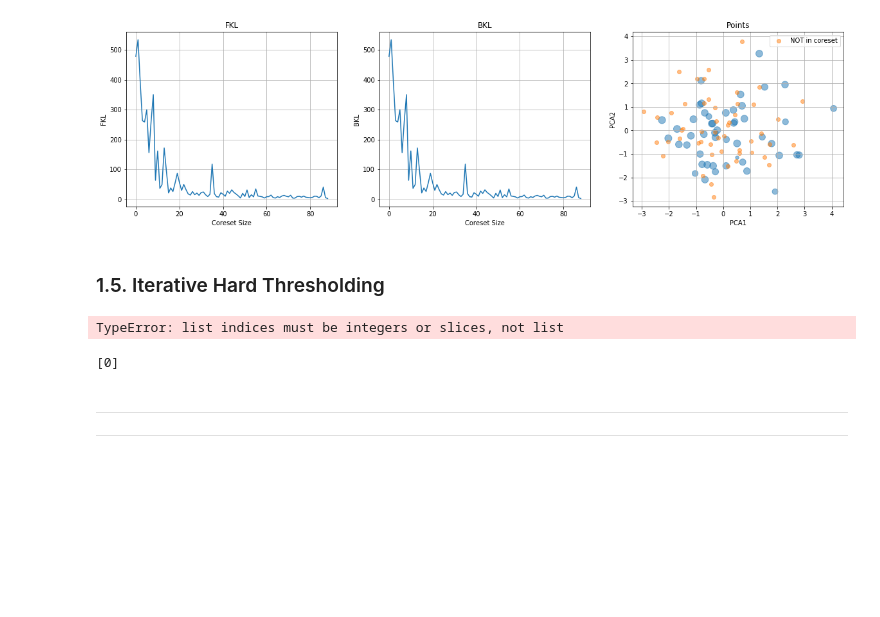
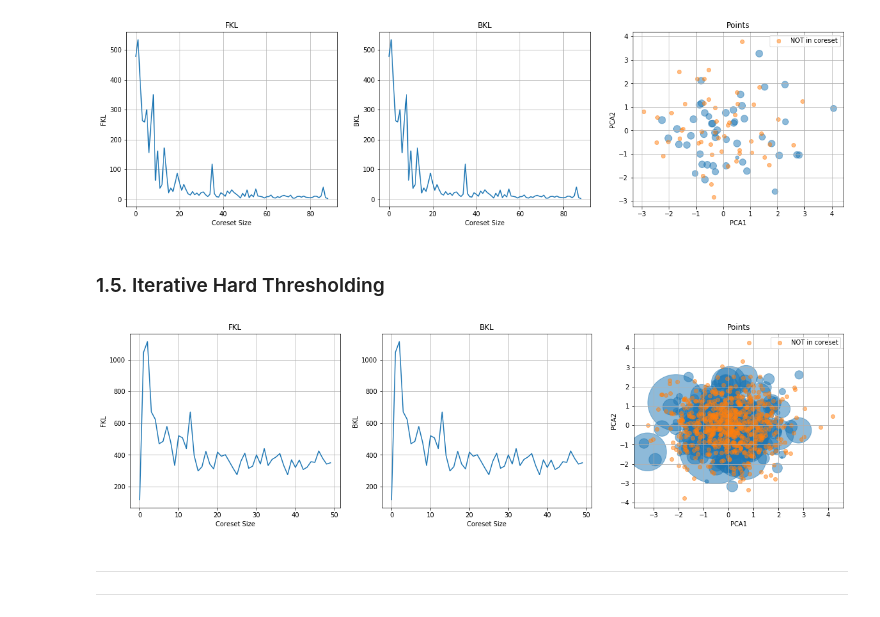
Before and after one commit to stat-ml/efficient_bayesian_coresets, a Jupyter notebook: experiments.ipynb, the cells around one changed output. Saved outputs shown, nothing was run; the diff lists cells and outputs as text; code cells hidden in the pictures; blank space fills up the shorter version.

```diff
--- a/experiments.ipynb
+++ b/experiments.ipynb
@@ -313,31 +313,31 @@ plot_results(fkl, bkl, x, I, w)
 # %%
 from approximations import random_kitchen_sinks
 v = random_kitchen_sinks(x, None, 1, "Laplace", log_likelihood,
-                         np.ones(2 * d), 1000, norm = "2", MCMC_subs_size = 100)
+                         np.ones(2 * d), 500, norm = "2", MCMC_subs_size = 100)
 # %%
 fkl = []
+bkl = []
 
-for i in range(1, 90):
-    sbis = IHT(x)
+for i in range(1, 500, 10):
+    iht = IHT(x)
     na = {"log_likelihood": log_likelihood,
       "log_likelihood_start_value": np.ones(2 * d),
       "S": 150,
       "log_likelihood_gradient": grad_log_likelihood,
       "approx": "Laplace",
       "MCMC_subs_size": 100}
-    w, I = sbis.run(k = i, likelihood_vectors = v, norm = "2", norm_attributes = na)
+    w, I = iht.run(k = i, likelihood_vectors = v, norm = "2", norm_attributes = na)
 
     # Calculate posterior approximation
     sigma_hat = 1 / (1 + np.sum(w)) * np.identity(d)
     mu_hat = sigma_hat @ (mu_0 + x.T @ w)
 
     fkl.append(gaussian_KL(sigma_full, sigma_hat, mu_full, mu_hat))
+    bkl.append(gaussian_KL(sigma_hat, sigma_full, mu_hat, mu_full))
-# %% [output]
-TypeError: list indices must be integers or slices, not list
 # %%
-I
+plot_results(fkl, bkl, x, I, w)
 # %% [output]
-[0]
+[figure, added]
 # %% [markdown]
 ---
 ---
```
Also changed, not shown: parts of 6 cells of this notebook, 1 other file.
